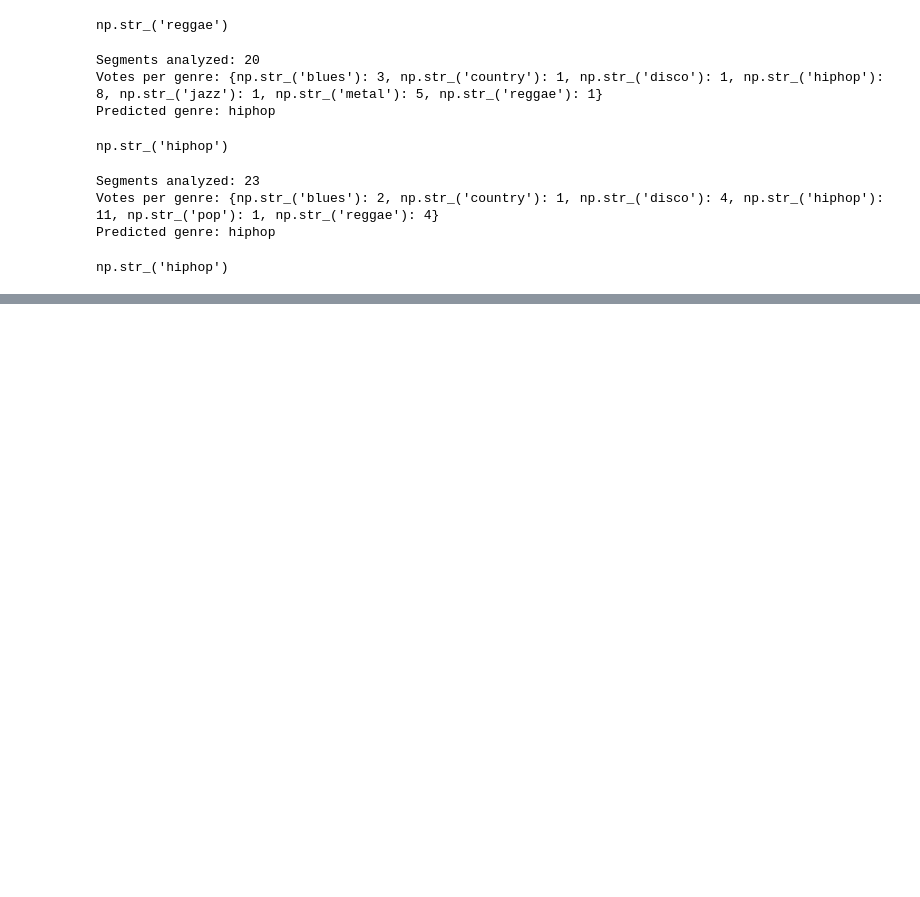
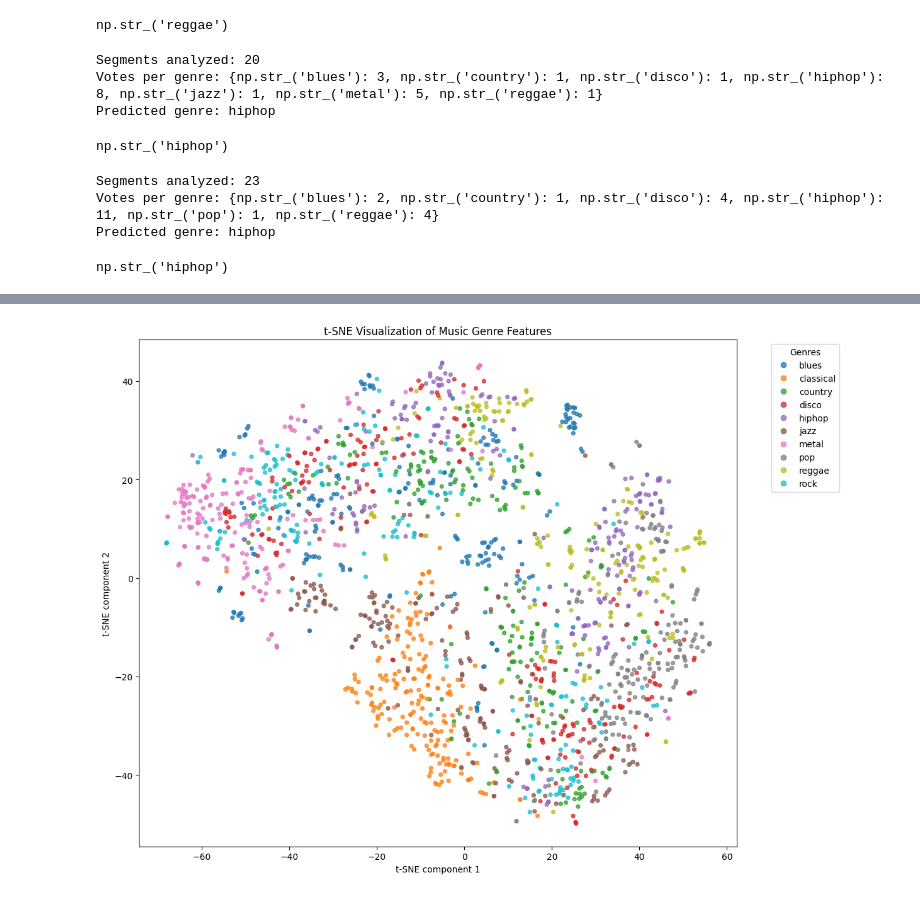
Before and after one commit to brunomilassin/MachineLearning_FinalProject, a Jupyter notebook: Presentation.ipynb, the cells around one changed output, grey strips where cells are left out. Drawn from its saved outputs; the diff is of its cells as text; code cells hidden in the pictures; blank space fills up the shorter version.

```diff
--- a/Presentation.ipynb
+++ b/Presentation.ipynb
@@ -607,2 +942,84 @@ np.str_('hiphop')
 # %%
 # tsne
+
+# Cell 19 — t-SNE visualization of extracted music features
+
+from sklearn.manifold import TSNE
+from sklearn.decomposition import PCA
+import matplotlib.pyplot as plt
+import numpy as np
+
+# Scale the full feature dataset using the scaler fitted on the training data
+# This keeps the same preprocessing logic as the trained models
+X_all_scaled = scaler.transform(X)
+
+# Use encoded labels for coloring
+y_all_encoded = label_encoder.transform(y)
+
+# t-SNE can be slow, so we optionally sample part of the dataset
+# If your dataset is small enough, this will simply use all points
+max_points = 2000
+
+if X_all_scaled.shape[0] > max_points:
+    np.random.seed(42)
+    selected_indices = np.random.choice(
+        X_all_scaled.shape[0],
+        size=max_points,
+        replace=False
+    )
+
+    X_tsne_input = X_all_scaled[selected_indices]
+    y_tsne_labels = y_all_encoded[selected_indices]
+else:
+    X_tsne_input = X_all_scaled
+    y_tsne_labels = y_all_encoded
+
+print("Number of points used for t-SNE:", X_tsne_input.shape[0])
+print("Number of features before dimensionality reduction:", X_tsne_input.shape[1])
+
+# Optional PCA preprocessing:
+# This speeds up t-SNE and removes some noise before the 2D projection
+pca = PCA(n_components=min(30, X_tsne_input.shape[1]), random_state=42)
+X_pca = pca.fit_transform(X_tsne_input)
+
+print("Number of features after PCA:", X_pca.shape[1])
+
+# t-SNE projection to 2D
+tsne = TSNE(
+    n_components=2,
+    perplexity=30,
+    learning_rate="auto",
+    init="pca",
+    random_state=42
+)
+
+X_tsne = tsne.fit_transform(X_pca)
+
+# Plot t-SNE result
+plt.figure(figsize=(12, 9))
+
+scatter = plt.scatter(
+    X_tsne[:, 0],
+    X_tsne[:, 1],
+    c=y_tsne_labels,
+    cmap="tab10",
+    s=18,
+    alpha=0.75
+)
+
+# Create legend with genre names
+handles, _ = scatter.legend_elements()
+plt.legend(
+    handles,
+    label_encoder.classes_,
+    title="Genres",
+    bbox_to_anchor=(1.05, 1),
+    loc="upper left"
+)
+
+plt.title("t-SNE Visualization of Music Genre Features")
+plt.xlabel("t-SNE component 1")
+plt.ylabel("t-SNE component 2")
+plt.tight_layout()
+plt.show()
+# %% [output]
@@ -608,0 +1029 @@ np.str_('hiphop')
+[figure, added]
```
Also changed, not shown: parts of 40 cells of this notebook.
